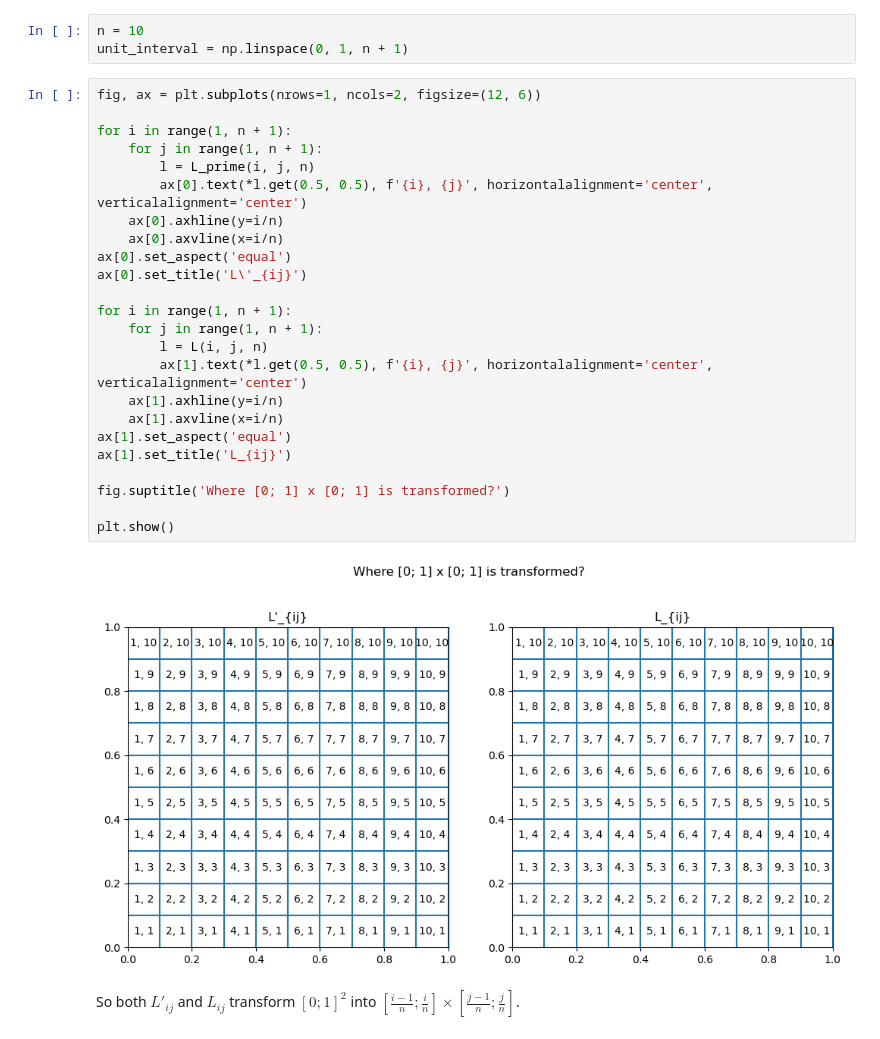
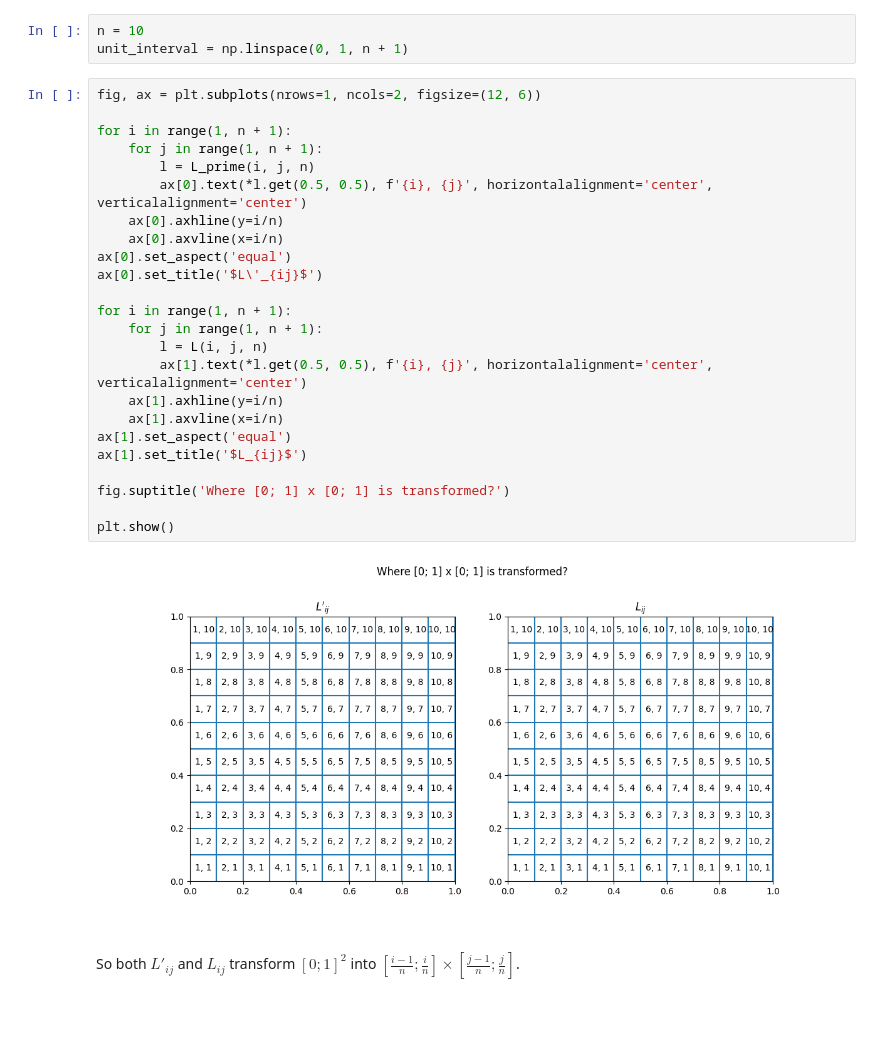
Before and after one commit to legczylin-michal/fractal-landscapes, a Jupyter notebook: surface fractal interpolation.ipynb, the cells around one changed output. Drawn from its saved outputs; the diff is of its cells as text; blank space fills up the shorter version.

```diff
--- a/surface fractal interpolation.ipynb
+++ b/surface fractal interpolation.ipynb
@@ -78,29 +78,29 @@ unit_interval = np.linspace(0, 1, n + 1)
 # %%
 fig, ax = plt.subplots(nrows=1, ncols=2, figsize=(12, 6))
 
 for i in range(1, n + 1):
     for j in range(1, n + 1):
         l = L_prime(i, j, n)
         ax[0].text(*l.get(0.5, 0.5), f'{i}, {j}', horizontalalignment='center', verticalalignment='center')
     ax[0].axhline(y=i/n)
     ax[0].axvline(x=i/n)
 ax[0].set_aspect('equal')
-ax[0].set_title('L\'_{ij}')
+ax[0].set_title('$L\'_{ij}$')
 
 for i in range(1, n + 1):
     for j in range(1, n + 1):
         l = L(i, j, n)
         ax[1].text(*l.get(0.5, 0.5), f'{i}, {j}', horizontalalignment='center', verticalalignment='center')
     ax[1].axhline(y=i/n)
     ax[1].axvline(x=i/n)
 ax[1].set_aspect('equal')
-ax[1].set_title('L_{ij}')
+ax[1].set_title('$L_{ij}$')
 
 fig.suptitle('Where [0; 1] x [0; 1] is transformed?')
 
 plt.show()
 # %% [output]
-[figure, old version]
+[figure, new version]
 # %% [markdown]
 So both $L'_{ij}$ and $L_{ij}$ transform $[0; 1]^2$ into $[\frac{i - 1}{n}; \frac{i}{n}] \times [\frac{j - 1}{n}; \frac{j}{n}]$.
 # %% [markdown]
```
Also changed, not shown: parts of 14 cells of this notebook.
